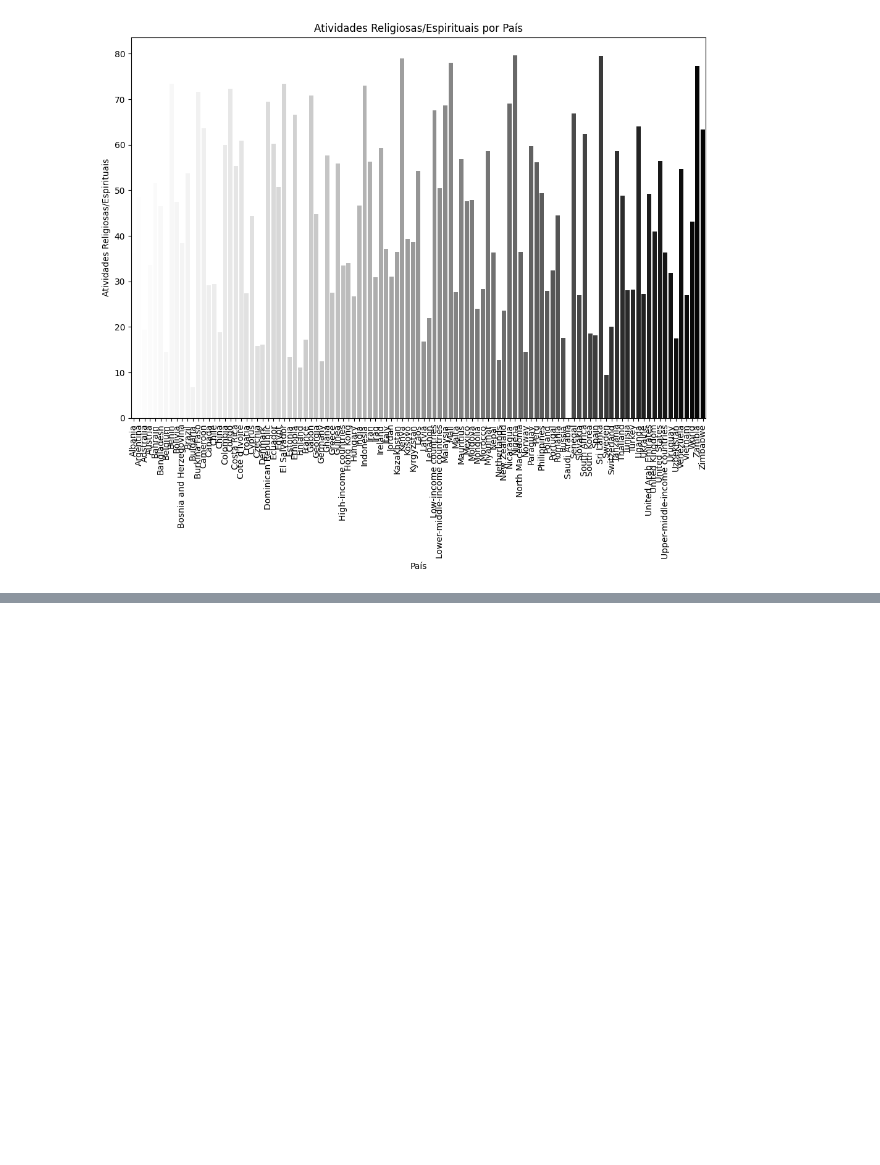
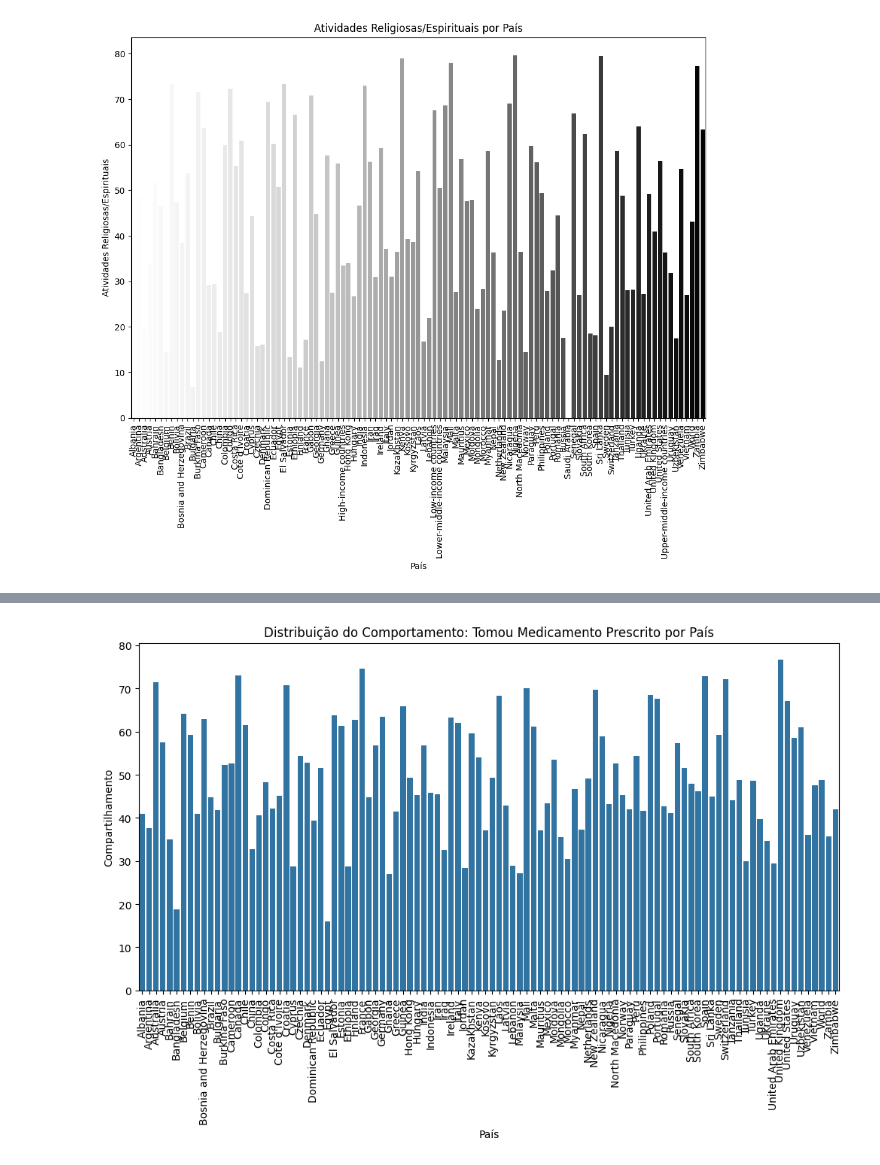
Before and after one commit to Daysaants/projetofinal-dayani, a Jupyter notebook: Anexos/Analise.ipynb, the cells around one changed output, grey strips where cells are left out. Cells and saved outputs as stored; diff of their text form; code cells hidden in the pictures; blank space fills up the shorter version.

```diff
--- a/Anexos/Analise.ipynb
+++ b/Anexos/Analise.ipynb
@@ -272,0 +315,2 @@ Passing `palette` without assigning `hue` is deprecated and will be removed in v
+# %%
+data1_clean.rename(columns={'GDP per capita (current USD)': 'PIB per capita'}, inplace=True)
@@ -272,0 +322,6 @@ Passing `palette` without assigning `hue` is deprecated and will be removed in v
+# %%
+data1_clean.columns = ['País', 'Código País', 'Ano', 'Atividades Religiosas', 'Estilo de Vida Saudável',
+                       'Mudança na Situação de Trabalho', 'Mudança nas Relações Pessoais', 'Conversou com Amigos/Família',
+                       'Tomou Medicamento Prescrito', 'Tempo ao Ar Livre', 'Conversou com Profissional de Saúde Mental']
+
+# Gráfico de dispersão com as colunas renomeadas
@@ -272,0 +337,2 @@ Passing `palette` without assigning `hue` is deprecated and will be removed in v
+# %%
+data1_clean.rename(columns={'País': 'Country'}, inplace=True)
@@ -272,0 +362,11 @@ Passing `palette` without assigning `hue` is deprecated and will be removed in v
+# %%
+# Gráfico de barras para a distribuição do comportamento 'Tomou Medicamento Prescrito' por país
+plt.figure(figsize=(12, 6))
+sns.barplot(x='Country', y='Tomou Medicamento Prescrito', data=data1_clean)
+plt.title('Distribuição do Comportamento: Tomou Medicamento Prescrito por País')
+plt.xlabel('País')
+plt.ylabel('Compartilhamento')
+plt.xticks(rotation=90)
+plt.show()
+# %% [output]
+[figure, added]
```
Also changed, not shown: parts of 29 cells of this notebook, 2 other files.
